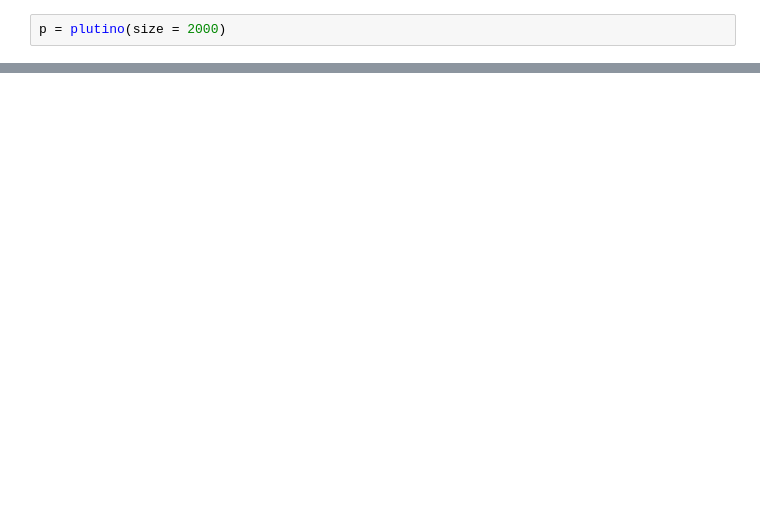
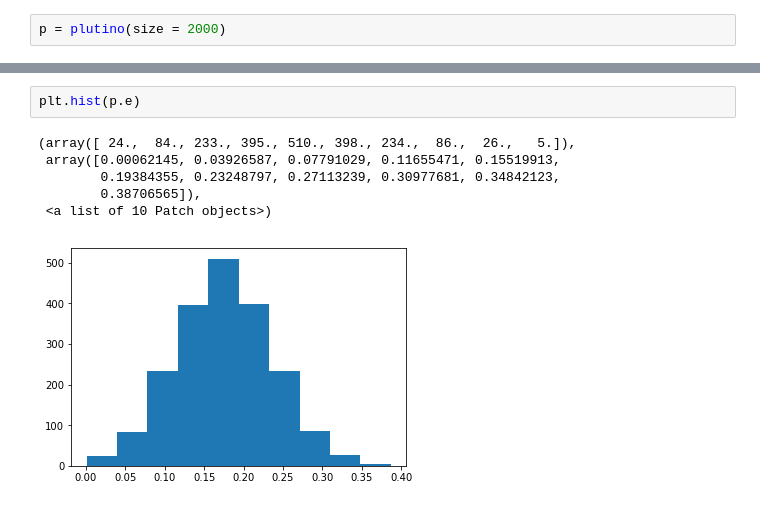
Before and after one commit to sevenlin123/fake_tno, a Jupyter notebook: plutino.ipynb, the cells around one changed output, grey strips where cells are left out. Drawn from its saved outputs; the diff is of its cells as text; blank space fills up the shorter version.

```diff
--- a/plutino.ipynb
+++ b/plutino.ipynb
@@ -89,0 +110,9 @@ p = plutino(size = 2000)
+# %%
+plt.hist(p.e)
+# %% [output]
+(array([ 24.,  84., 233., 395., 510., 398., 234.,  86.,  26.,   5.]),
+ array([0.00062145, 0.03926587, 0.07791029, 0.11655471, 0.15519913,
+        0.19384355, 0.23248797, 0.27113239, 0.30977681, 0.34842123,
+        0.38706565]),
+ <a list of 10 Patch objects>)
+[figure, added]
```
Also changed, not shown: parts of 12 cells of this notebook, 1 other file.
